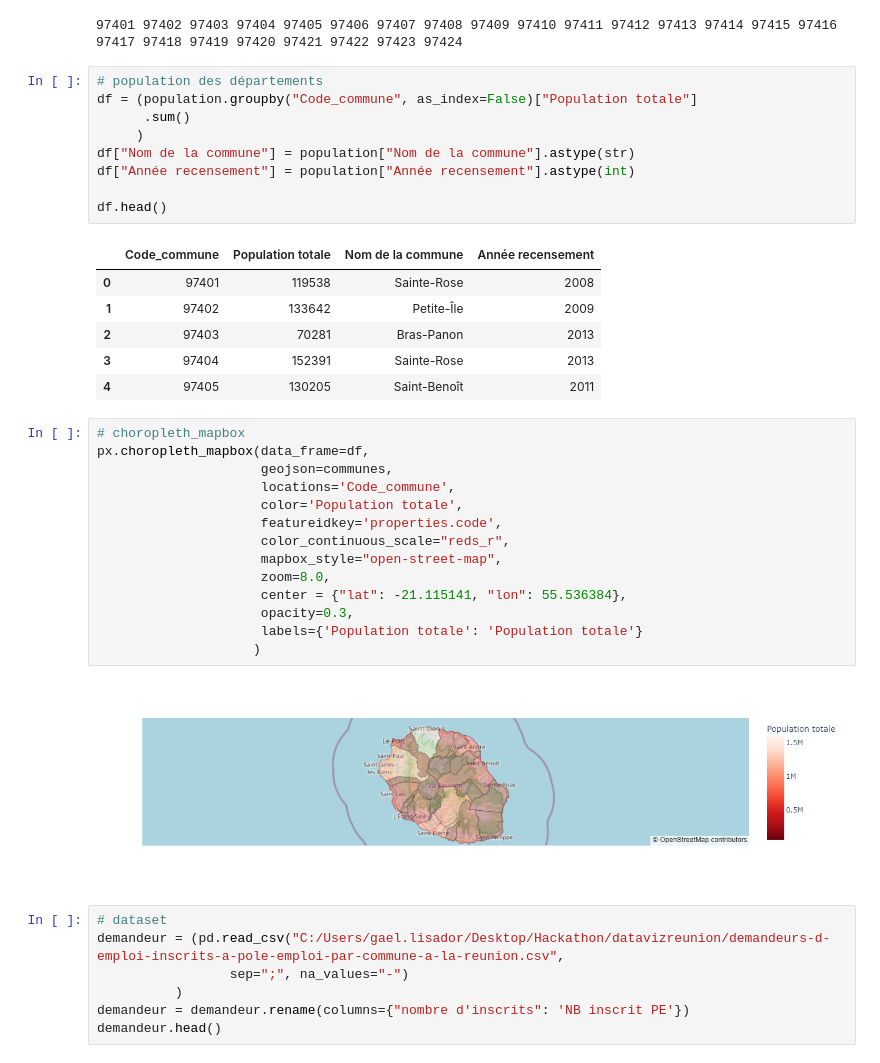
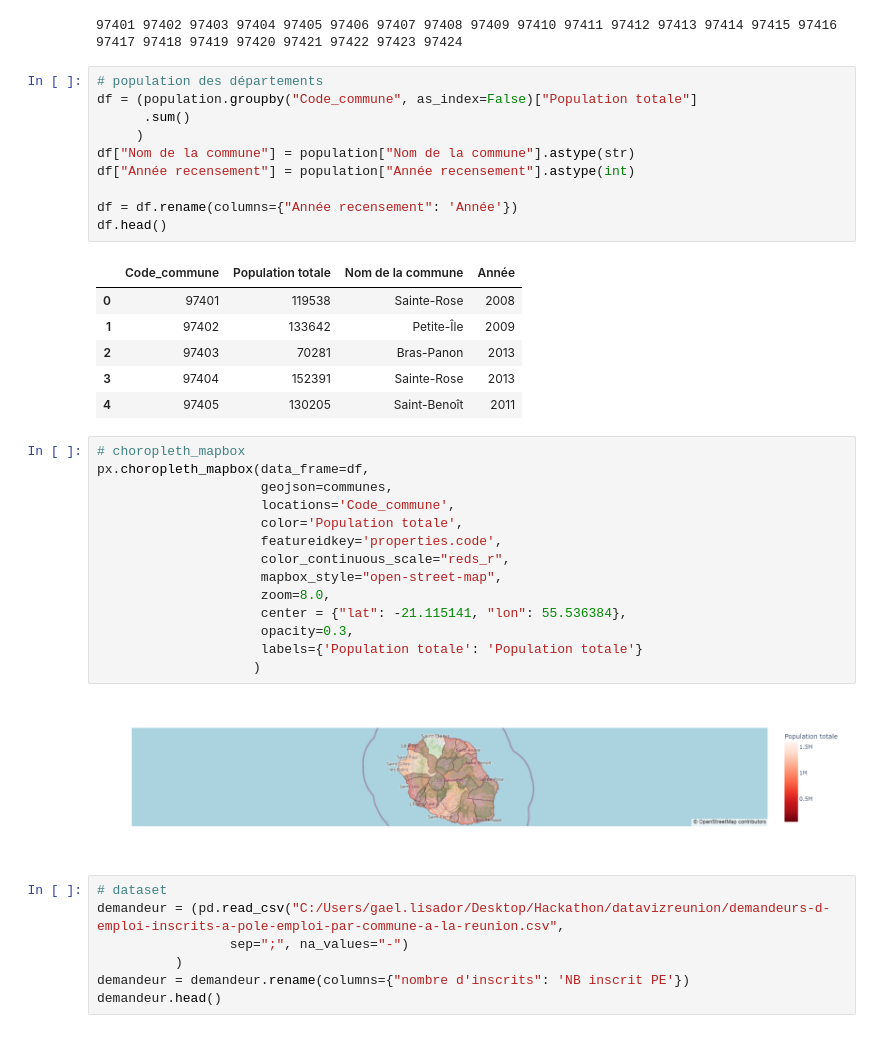
Before and after one commit to gabs974/datavizreunion, a Jupyter notebook: dataviz_evolution_pop_974.ipynb, the cells around one changed output. Drawn from its saved outputs; the diff is of its cells as text.

```diff
--- a/dataviz_evolution_pop_974.ipynb
+++ b/dataviz_evolution_pop_974.ipynb
@@ -97,14 +97,15 @@ print(*codes2)
 # %%
 # population des départements
 df = (population.groupby("Code_commune", as_index=False)["Population totale"]
       .sum()
      )
 df["Nom de la commune"] = population["Nom de la commune"].astype(str)
 df["Année recensement"] = population["Année recensement"].astype(int)
 
+df = df.rename(columns={"Année recensement": 'Année'})
 df.head()
 # %% [output]
-|  | Code_commune | Population totale | Nom de la commune | Année recensement |
+|  | Code_commune | Population totale | Nom de la commune | Année |
 | 0 | 97401 | 119538 | Sainte-Rose | 2008 |
 | 1 | 97402 | 133642 | Petite-Île | 2009 |
 | 2 | 97403 | 70281 | Bras-Panon | 2013 |
@@ -125,7 +126,7 @@ px.choropleth_mapbox(data_frame=df,
                      labels={'Population totale': 'Population totale'}
                     )
 # %% [output]
-[figure, old version]
+[figure, new version]
 # %%
 # dataset
 demandeur = (pd.read_csv("C:/Users/gael.lisador/Desktop/Hackathon/datavizreunion/demandeurs-d-emploi-inscrits-a-pole-emploi-par-commune-a-la-reunion.csv",
```
Also changed, not shown: parts of 9 cells of this notebook, 2 other files.
